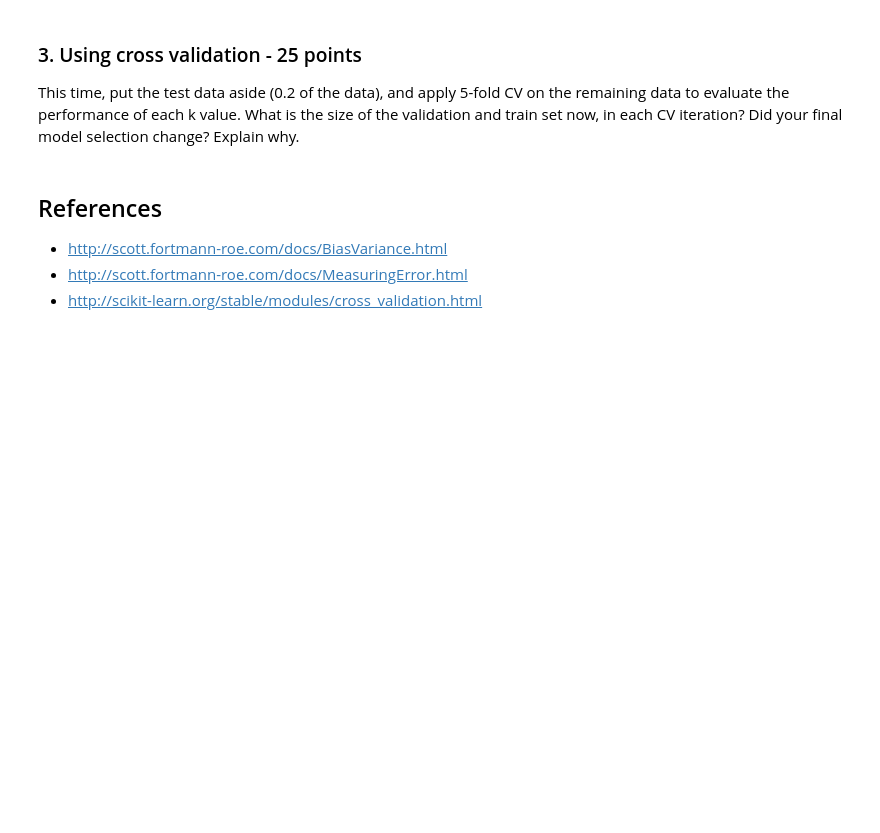
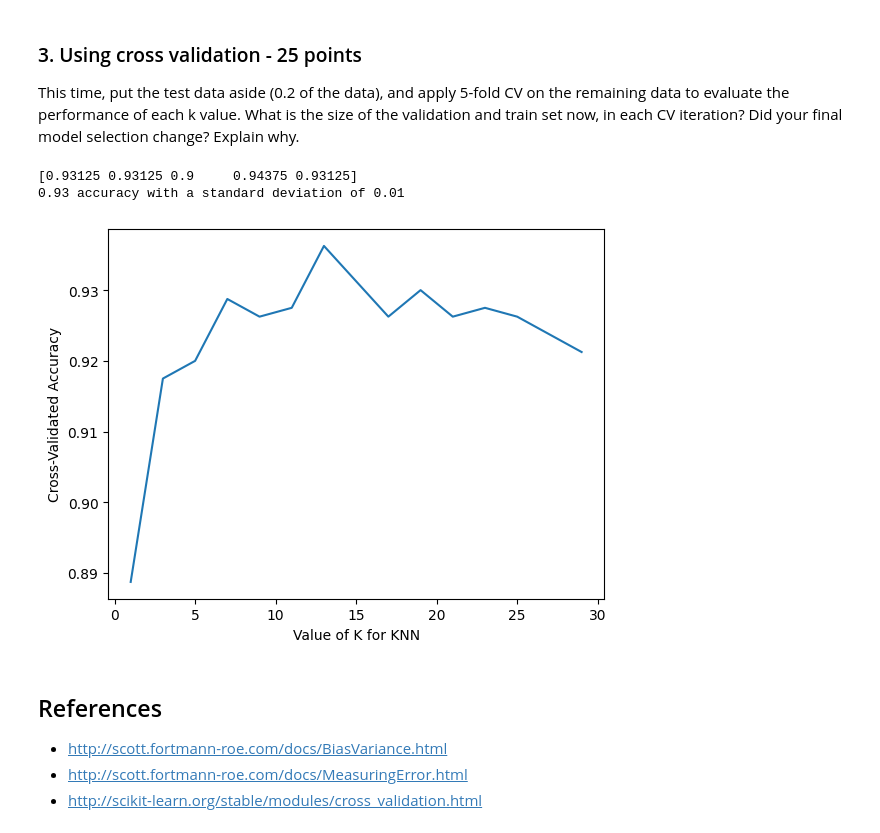
Before and after one commit to anidima/ydata_ml_sl, a Jupyter notebook: SL_HW1_KNN_my.ipynb, the cells around one changed output. Cells and saved outputs as stored; diff of their text form; code cells hidden in the pictures; blank space fills up the shorter version.

```diff
--- a/SL_HW1_KNN_my.ipynb
+++ b/SL_HW1_KNN_my.ipynb
@@ -206,7 +205,7 @@ Sample a single sample set of size 1000 and divide it randomly to train (0.6) /
 from sklearn.model_selection import train_test_split
 
 # code goes here
-X, y = generate_data(m=1000)
+X1000, y1000 = generate_data(m=1000)
 
 X_train, X_temp, y_train, y_temp = train_test_split(X, y, test_size=0.4, random_state=101)
 X_val, X_test, y_val, y_test = train_test_split(X_temp, y_temp, test_size=0.5, random_state=101)
@@ -265,3 +260,33 @@ Did your final model selection change? Explain why.
+# %%
+# code goes here
+X_train, X_temp, y_train, y_temp = train_test_split(X1000, y1000, test_size=0.2, random_state=101)
+#knn_cv = kNNClassifier(5)
+
+knn_cv = KNeighborsClassifier(n_neighbors = 11)
+
+scores = cross_val_score(knn_cv, X_train, y_train, cv=5, scoring='accuracy')
+
+print(scores)
+print("%0.2f accuracy with a standard deviation of %0.2f" % (scores.mean(), scores.std()))
+# %% [output]
+[0.93125 0.93125 0.9     0.94375 0.93125]
+0.93 accuracy with a standard deviation of 0.01
+# %%
+# choose k between 1 to 31 step 2
+k_range = range(1, 31, 2)
+k_scores = []
+# use iteration to caclulator different k in models, then return the average accuracy based on the cross validation
+for k in k_range:
+    knn_cv = KNeighborsClassifier(n_neighbors=k)
+    scores = cross_val_score(knn_cv, X_train, y_train, cv=5, scoring='accuracy')
+    k_scores.append(scores.mean())
+# plot to see clearly
+plt.plot(k_range, k_scores)
+plt.xlabel('Value of K for KNN')
+plt.ylabel('Cross-Validated Accuracy')
+plt.show()
+# %% [output]
+[figure, added]
 # %% [markdown]
 ## References
 - http://scott.fortmann-roe.com/docs/BiasVariance.html
```
Also changed, not shown: parts of 10 cells of this notebook.
